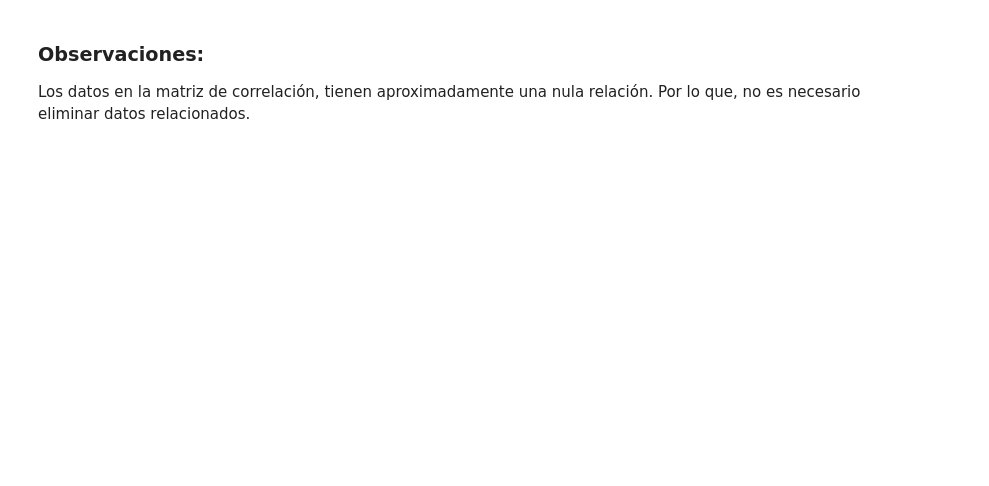
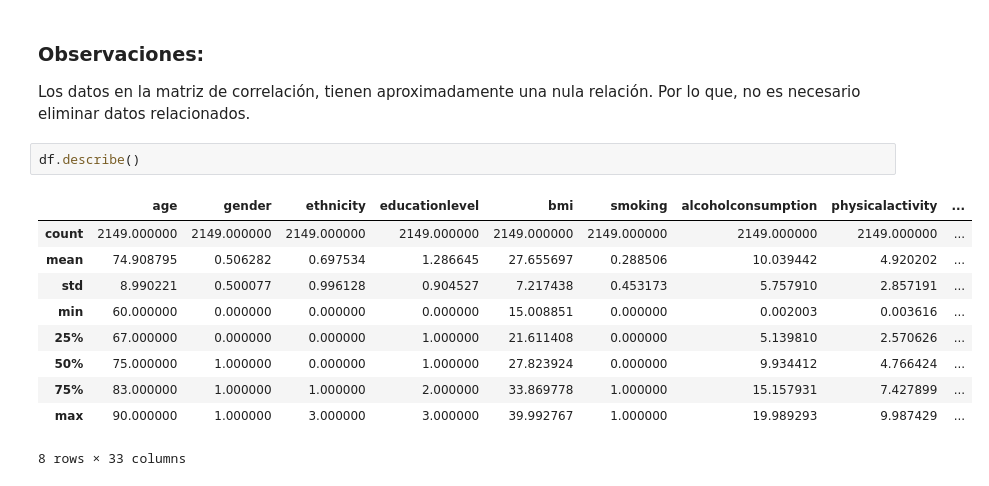
Before and after one commit to niosto/Models-Comparison, a Jupyter notebook: data_study.ipynb, the cells around one changed output. Saved outputs shown, nothing was run; the diff lists cells and outputs as text; blank space fills up the shorter version.

```diff
--- a/data_study.ipynb
+++ b/data_study.ipynb
@@ -66,3 +67,16 @@ plt.show()
 ### Observaciones:
 
 Los datos en la matriz de correlación, tienen aproximadamente una nula relación. Por lo que, no es necesario eliminar datos relacionados.
+# %%
+df.describe()
+# %% [output]
+|  | age | gender | ethnicity | educationlevel | bmi | smoking | alcoholconsumption | physicalactivity | ... |
+| count | 2149.000000 | 2149.000000 | 2149.000000 | 2149.000000 | 2149.000000 | 2149.000000 | 2149.000000 | 2149.000000 | ... |
+| mean | 74.908795 | 0.506282 | 0.697534 | 1.286645 | 27.655697 | 0.288506 | 10.039442 | 4.920202 | ... |
+| std | 8.990221 | 0.500077 | 0.996128 | 0.904527 | 7.217438 | 0.453173 | 5.757910 | 2.857191 | ... |
+| min | 60.000000 | 0.000000 | 0.000000 | 0.000000 | 15.008851 | 0.000000 | 0.002003 | 0.003616 | ... |
+| 25% | 67.000000 | 0.000000 | 0.000000 | 1.000000 | 21.611408 | 0.000000 | 5.139810 | 2.570626 | ... |
+| 50% | 75.000000 | 1.000000 | 0.000000 | 1.000000 | 27.823924 | 0.000000 | 9.934412 | 4.766424 | ... |
+| 75% | 83.000000 | 1.000000 | 1.000000 | 2.000000 | 33.869778 | 1.000000 | 15.157931 | 7.427899 | ... |
+| max | 90.000000 | 1.000000 | 3.000000 | 3.000000 | 39.992767 | 1.000000 | 19.989293 | 9.987429 | ... |
+8 rows × 33 columns
```
Also changed, not shown: parts of 4 cells of this notebook, 2 other files.
